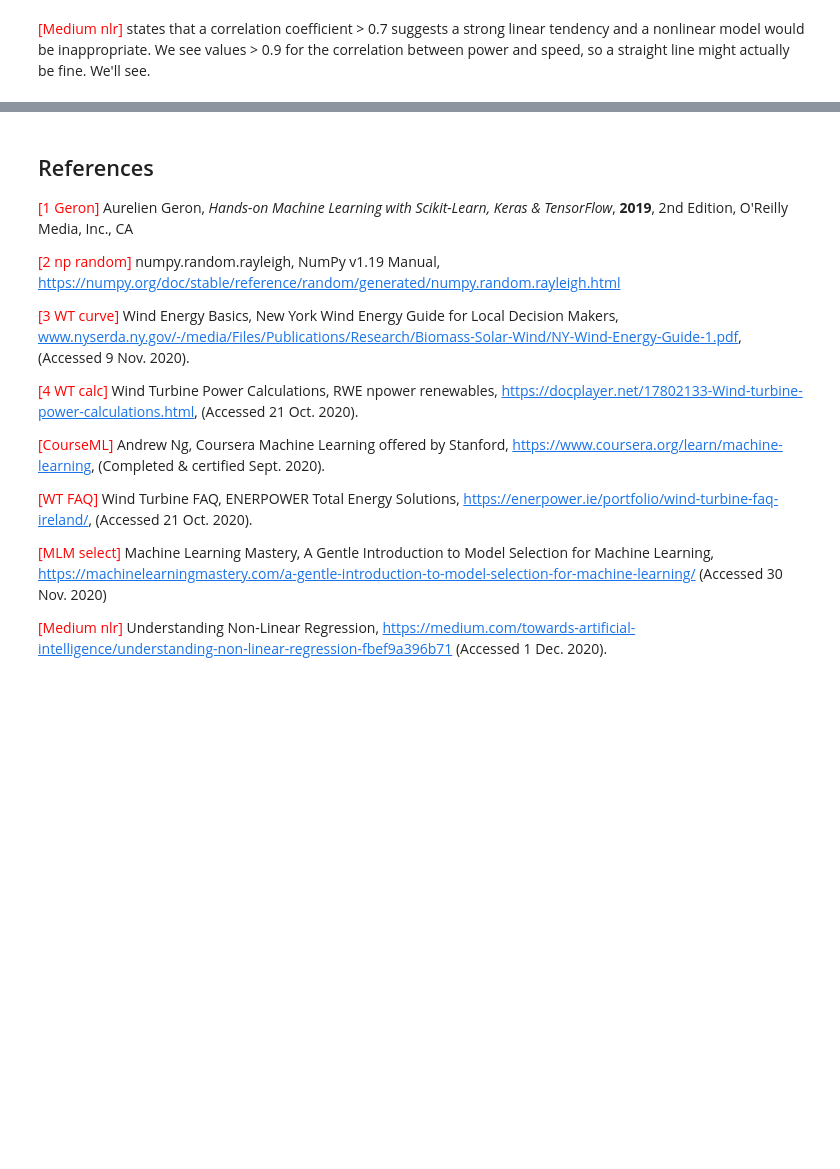
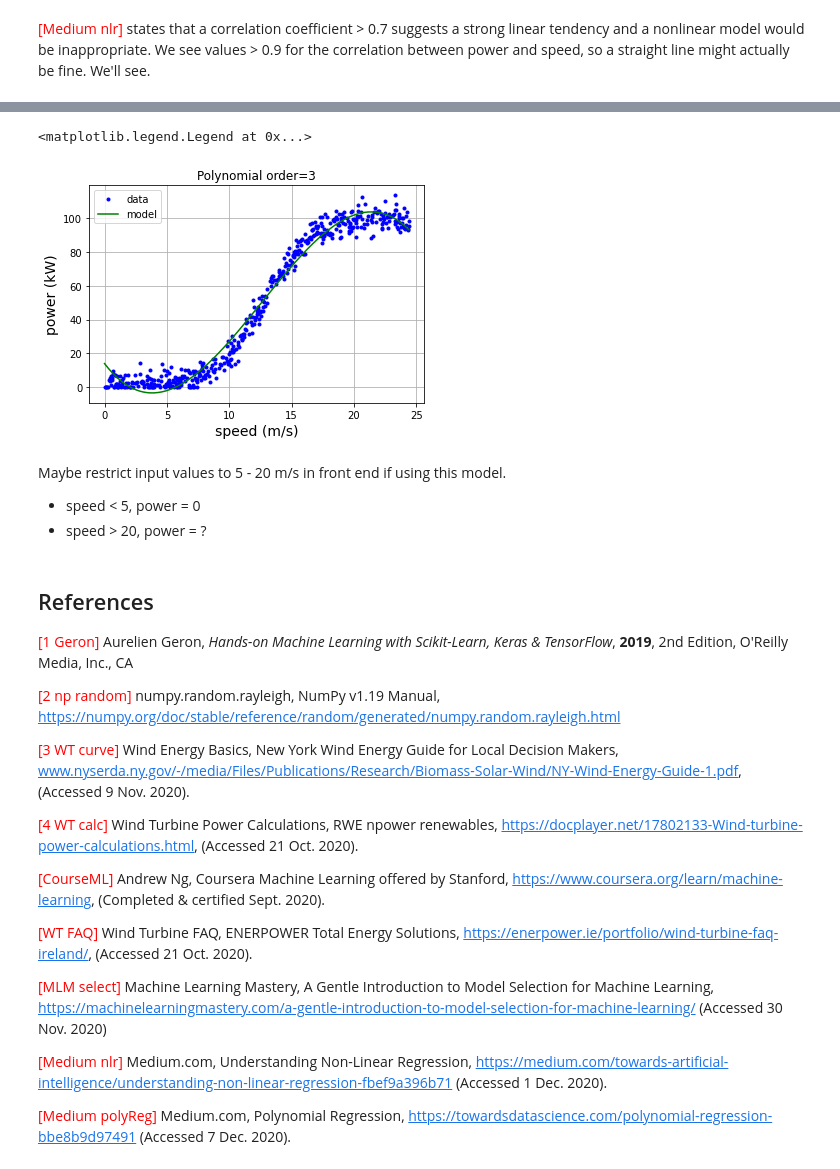
Before and after one commit to elizabethdaly/project-machine-learning, a Jupyter notebook: project-machine-learning.ipynb, the cells around one changed output, grey strips where cells are left out. Drawn from its saved outputs; the diff is of its cells as text; code cells hidden in the pictures; blank space fills up the shorter version.

```diff
--- a/project-machine-learning.ipynb
+++ b/project-machine-learning.ipynb
@@ -258,3 +285,19 @@ Coefficient of determination: 0.90
+# %%
+# Inspect the fit
+plt.plot(df['speed'], df['power'],  '.b', label="data")
+plt.plot(df['speed'], y_predP, 'g-', label="model")
+plt.xlabel('speed (m/s)', fontsize='14')
+plt.ylabel('power (kW)', fontsize='14')
+plt.title("Polynomial order=3")
+plt.grid()
+plt.legend()
+# %% [output]
+<matplotlib.legend.Legend at 0x...>
+[figure, added]
+# %% [markdown]
+Maybe restrict input values to 5 - 20 m/s in front end if using this model.
+- speed < 5, power = 0
+- speed > 20, power = ?
 # %% [markdown]
 ## References
 <span style='color:red'> [1 Geron] </span> Aurelien Geron, *Hands-on Machine Learning with Scikit-Learn, Keras & TensorFlow*, **2019**, 2nd Edition, O'Reilly Media, Inc., CA
@@ -271,7 +314,9 @@ Coefficient of determination: 0.90
 
 <span style='color:red'> [MLM select] </span> Machine Learning Mastery, A Gentle Introduction to Model Selection for Machine Learning, https://machinelearningmastery.com/a-gentle-introduction-to-model-selection-for-machine-learning/ (Accessed 30 Nov. 2020)
 
-<span style='color:red'> [Medium nlr] </span> Understanding Non-Linear Regression, https://medium.com/towards-artificial-intelligence/understanding-non-linear-regression-fbef9a396b71 (Accessed 1 Dec. 2020).
+<span style='color:red'> [Medium nlr] </span> Medium.com, Understanding Non-Linear Regression, https://medium.com/towards-artificial-intelligence/understanding-non-linear-regression-fbef9a396b71 (Accessed 1 Dec. 2020).
+
+<span style='color:red'> [Medium polyReg] </span> Medium.com, Polynomial Regression, https://towardsdatascience.com/polynomial-regression-bbe8b9d97491 (Accessed 7 Dec. 2020).
 # %% [markdown]
 Notes:
 - describe power curve
```
Also changed, not shown: parts of 7 cells of this notebook.
